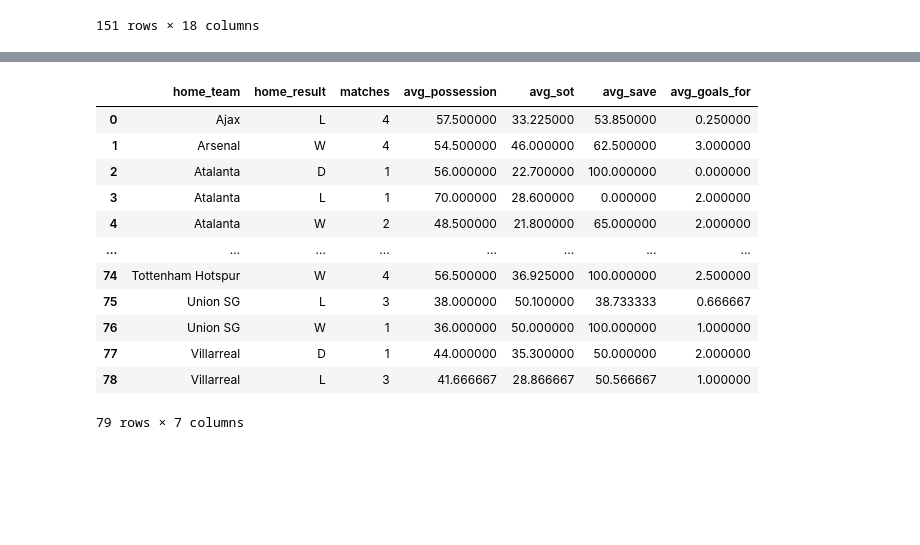
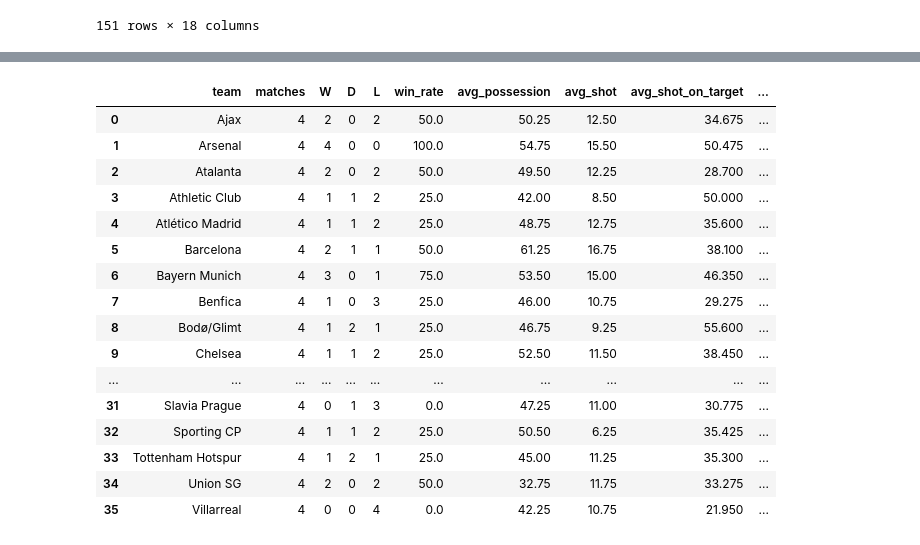
Before and after one commit to None425/25-26ChampionsLeaguePhase_Analysis, a Jupyter notebook: champs_2526/notebooks/champs.ipynb, the cells around one changed output, grey strips where cells are left out. Cells and saved outputs as stored; diff of their text form; code cells hidden in the pictures; blank space fills up the shorter version.

```diff
--- a/champs_2526/notebooks/champs.ipynb
+++ b/champs_2526/notebooks/champs.ipynb
@@ -152,27 +343,33 @@ away_team_stats
-# %%
-home_team_stats = (
-    df_home
-    .groupby(["home_team","home_result"], as_index=False)
-    .agg(
-        matches=("home_team", "count"),
-        avg_possession=("home_possession", "mean"),
-        avg_sot=("home_shots_on_target_pct", "mean"),
-        avg_save=("home_saves_pct","mean"),
-        avg_goals_for=("home_goals", "mean"),
-    )
-)
-home_team_stats
-# %% [output]
-|  | home_team | home_result | matches | avg_possession | avg_sot | avg_save | avg_goals_for |
-| 0 | Ajax | L | 4 | 57.500000 | 33.225000 | 53.850000 | 0.250000 |
-| 1 | Arsenal | W | 4 | 54.500000 | 46.000000 | 62.500000 | 3.000000 |
-| 2 | Atalanta | D | 1 | 56.000000 | 22.700000 | 100.000000 | 0.000000 |
-| 3 | Atalanta | L | 1 | 70.000000 | 28.600000 | 0.000000 | 2.000000 |
-| 4 | Atalanta | W | 2 | 48.500000 | 21.800000 | 65.000000 | 2.000000 |
-| ... | ... | ... | ... | ... | ... | ... | ... |
-| 74 | Tottenham Hotspur | W | 4 | 56.500000 | 36.925000 | 100.000000 | 2.500000 |
-| 75 | Union SG | L | 3 | 38.000000 | 50.100000 | 38.733333 | 0.666667 |
-| 76 | Union SG | W | 1 | 36.000000 | 50.000000 | 100.000000 | 1.000000 |
-| 77 | Villarreal | D | 1 | 44.000000 | 35.300000 | 50.000000 | 2.000000 |
-| 78 | Villarreal | L | 3 | 41.666667 | 28.866667 | 50.566667 | 1.000000 |
-79 rows × 7 columns
+# %%
+away_team_stats = away_team_stats[[
+    "team",
+    "matches",
+    "W",
+    "D",
+    "L",
+    "win_rate",
+    "avg_possession",
+    "avg_shot",
+    "avg_shot_on_target",
+    "avg_save",
+    "avg_goals_for",
+]]
+away_team_stats
+# %% [output]
+|  | team | matches | W | D | L | win_rate | avg_possession | avg_shot | avg_shot_on_target | ... |
+| 0 | Ajax | 4 | 2 | 0 | 2 | 50.0 | 50.25 | 12.50 | 34.675 | ... |
+| 1 | Arsenal | 4 | 4 | 0 | 0 | 100.0 | 54.75 | 15.50 | 50.475 | ... |
+| 2 | Atalanta | 4 | 2 | 0 | 2 | 50.0 | 49.50 | 12.25 | 28.700 | ... |
+| 3 | Athletic Club | 4 | 1 | 1 | 2 | 25.0 | 42.00 | 8.50 | 50.000 | ... |
+| 4 | Atlético Madrid | 4 | 1 | 1 | 2 | 25.0 | 48.75 | 12.75 | 35.600 | ... |
+| 5 | Barcelona | 4 | 2 | 1 | 1 | 50.0 | 61.25 | 16.75 | 38.100 | ... |
+| 6 | Bayern Munich | 4 | 3 | 0 | 1 | 75.0 | 53.50 | 15.00 | 46.350 | ... |
+| 7 | Benfica | 4 | 1 | 0 | 3 | 25.0 | 46.00 | 10.75 | 29.275 | ... |
+| 8 | Bodø/Glimt | 4 | 1 | 2 | 1 | 25.0 | 46.75 | 9.25 | 55.600 | ... |
+| 9 | Chelsea | 4 | 1 | 1 | 2 | 25.0 | 52.50 | 11.50 | 38.450 | ... |
+| ... | ... | ... | ... | ... | ... | ... | ... | ... | ... | ... |
+| 31 | Slavia Prague | 4 | 0 | 1 | 3 | 0.0 | 47.25 | 11.00 | 30.775 | ... |
+| 32 | Sporting CP | 4 | 1 | 1 | 2 | 25.0 | 50.50 | 6.25 | 35.425 | ... |
+| 33 | Tottenham Hotspur | 4 | 1 | 2 | 1 | 25.0 | 45.00 | 11.25 | 35.300 | ... |
+| 34 | Union SG | 4 | 2 | 0 | 2 | 50.0 | 32.75 | 11.75 | 33.275 | ... |
+| 35 | Villarreal | 4 | 0 | 0 | 4 | 0.0 | 42.25 | 10.75 | 21.950 | ... |
```
Also changed, not shown: parts of 65 cells of this notebook.
